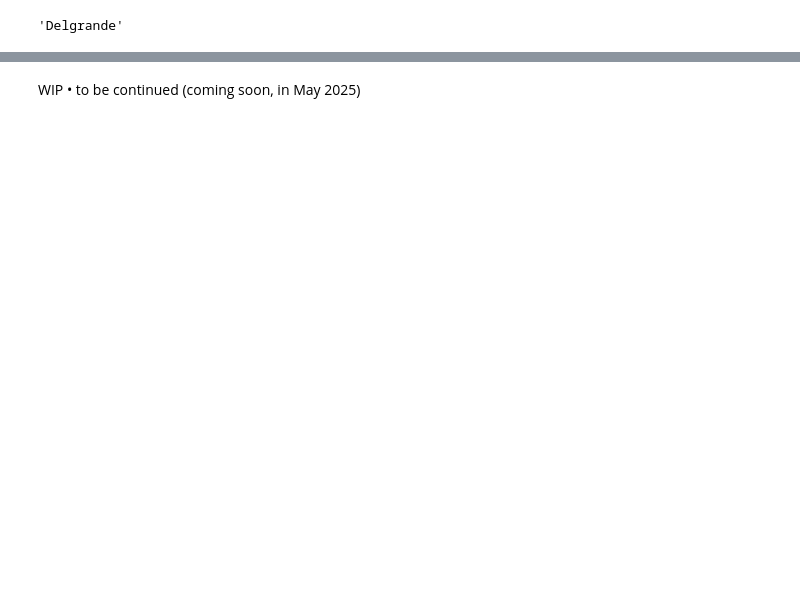
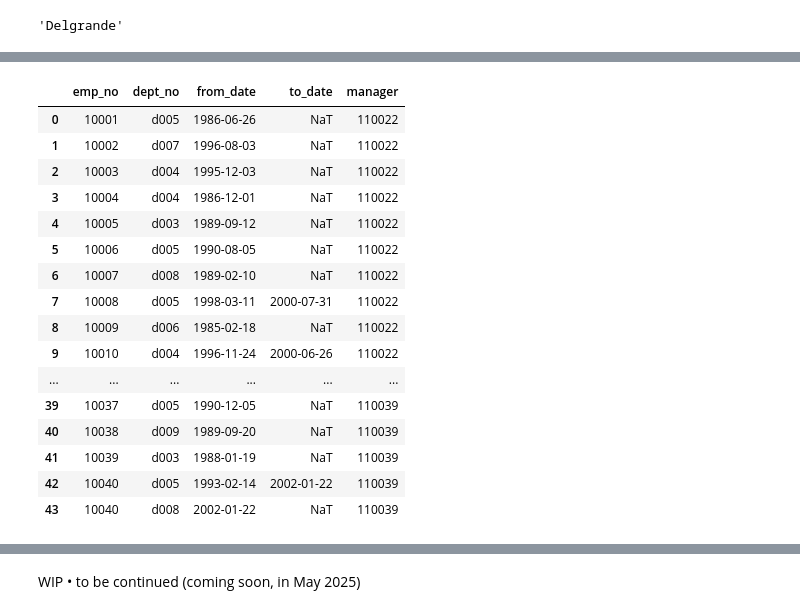
Before and after one commit to isis-santos-costa/365ds-practice-exams, a Jupyter notebook: 365ds-practice-exams-sql.ipynb, the cells around one changed output, grey strips where cells are left out. Cells and saved outputs as stored; diff of their text form; code cells hidden in the pictures; blank space fills up the shorter version.

Commit message:
Kaggle Notebook | 🎓 365DS Practice Exams • SQL | Version 3

```diff
--- a/365ds-practice-exams-sql.ipynb
+++ b/365ds-practice-exams-sql.ipynb
@@ -109,28 +109,25 @@ for dirname, _, filenames in os.walk('/kaggle/input'):
 # %% [markdown]
 ## 🔎 Inspecting the dataset
 # %%
-table_names = ['departments',
-               'dept_emp',
-               'dept_manager',
-               'employees',
-               'salaries',
-               'titles']
+# Build a dfs dictionary with all tables in the dataset
+csv_filenames = [filename for filename in filenames if filename.endswith('.csv')]
 
-dfs = []
-for table_name in table_names:
-    df = pd.read_csv('/kaggle/input/365ds-practice-exams-people-analytics-dataset/' + table_name + '.csv')
-    dfs.append(df)
+dfs = {}
+for file_name in csv_filenames:
+    table_name = file_name.replace('.csv', '')
+    dfs[table_name] = pd.read_csv(os.path.join(dirname, file_name))
 
+# Inspect the dataset
 print('🔎 INSPECTING THE DATASET ##############################################################')
 
-print('\n\n\n TABLES INFO ++++++++++++++++++++++++++++++++++++++')
-for (table_name, df) in zip(table_names, dfs):
-    print('\n\n', table_name.upper())
+print('\n\n TABLES INFO ++++++++++++++++++++++++++++++++++++++')
+for (table_name, df) in dfs.items():
+    print('\n', table_name.upper())
     df.info()
 
-print('\n\n\n COLUMN NAMES +++++++++++++++++++++++++++++++++++++')
-for (table_name, df) in zip(table_names, dfs):
-    print('\n\n', table_name.upper())
+print('\n\n COLUMN NAMES +++++++++++++++++++++++++++++++++++++')
+for (table_name, df) in dfs.items():
+    print('\n', table_name.upper())
     print(list(df.columns))
 # %% [output]
 🔎 INSPECTING THE DATASET ##############################################################
@@ -231,0 +397,33 @@ ans
+# %%
+# Get the dept_emp table
+df = dfs['dept_emp']
+
+# Filter to emp_no <= 10040
+df = df.loc[df['emp_no'] <= 10040].copy()
+
+# Add column ´manager'
+df['manager'] = -1
+
+# For emp_no <= 10020, set 'manager' = 110022
+# For emp_no  > 10020, set 'manager' = 110039
+df.loc[df['emp_no'] <= 10020, 'manager'] = 110022
+df.loc[df['emp_no'] >  10020, 'manager'] = 110039
+df
+# %% [output]
+|  | emp_no | dept_no | from_date | to_date | manager |
+| 0 | 10001 | d005 | 1986-06-26 | NaT | 110022 |
+| 1 | 10002 | d007 | 1996-08-03 | NaT | 110022 |
+| 2 | 10003 | d004 | 1995-12-03 | NaT | 110022 |
+| 3 | 10004 | d004 | 1986-12-01 | NaT | 110022 |
+| 4 | 10005 | d003 | 1989-09-12 | NaT | 110022 |
+| 5 | 10006 | d005 | 1990-08-05 | NaT | 110022 |
+| 6 | 10007 | d008 | 1989-02-10 | NaT | 110022 |
+| 7 | 10008 | d005 | 1998-03-11 | 2000-07-31 | 110022 |
+| 8 | 10009 | d006 | 1985-02-18 | NaT | 110022 |
+| 9 | 10010 | d004 | 1996-11-24 | 2000-06-26 | 110022 |
+| ... | ... | ... | ... | ... | ... |
+| 39 | 10037 | d005 | 1990-12-05 | NaT | 110039 |
+| 40 | 10038 | d009 | 1989-09-20 | NaT | 110039 |
+| 41 | 10039 | d003 | 1988-01-19 | NaT | 110039 |
+| 42 | 10040 | d005 | 1993-02-14 | 2002-01-22 | 110039 |
+| 43 | 10040 | d008 | 2002-01-22 | NaT | 110039 |
```
Also changed, not shown: parts of 33 cells of this notebook.
